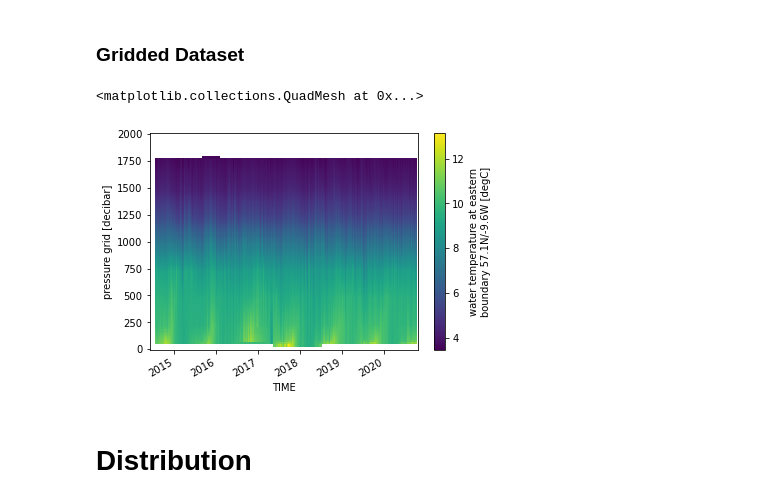
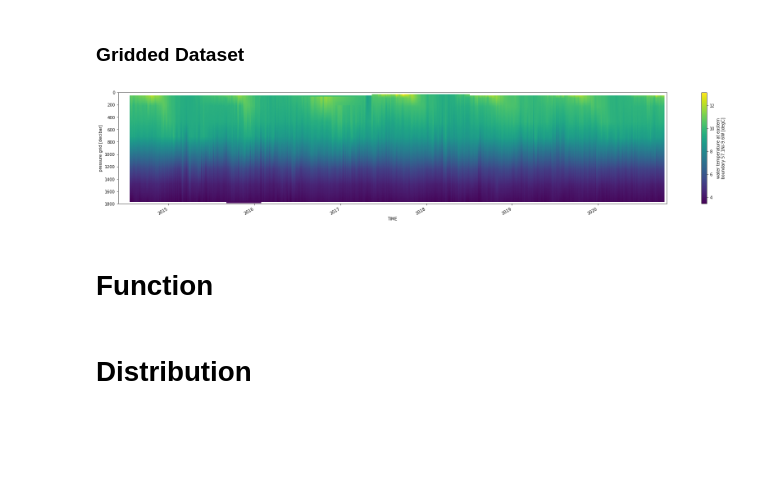
Before and after one commit to Marie-Louise-Korte/Rockall_Trough_MHW, a Jupyter notebook: RT_Stats.ipynb, the cells around one changed output. Saved outputs shown, nothing was run; the diff lists cells and outputs as text; code cells hidden in the pictures; blank space fills up the shorter version.

Commit message:
some changes to plots and skew and kurtosis

```diff
--- a/RT_Stats.ipynb
+++ b/RT_Stats.ipynb
@@ -41,7 +41,8 @@ ds.TG_WEST_C.attrs;
 ds = ds[['TG_EAST_C', 'TG_WEST_C']] #, 'SG_EAST', 'SG_WEST']]
 ds1D = ds.resample(TIME = "1D").mean(keep_attrs=True)
 # %%
-ds1D.TG_EAST_C.plot(x='TIME')
+ds1D.TG_EAST_C.plot(x='TIME', figsize=(30,5), ylim=(1800,0));
 # %% [output]
-<matplotlib.collections.QuadMesh at 0x...>
-[figure, old version]
+[figure, new version]
+# %% [markdown]
+# Function
```
Also changed, not shown: parts of 7 cells of this notebook.
